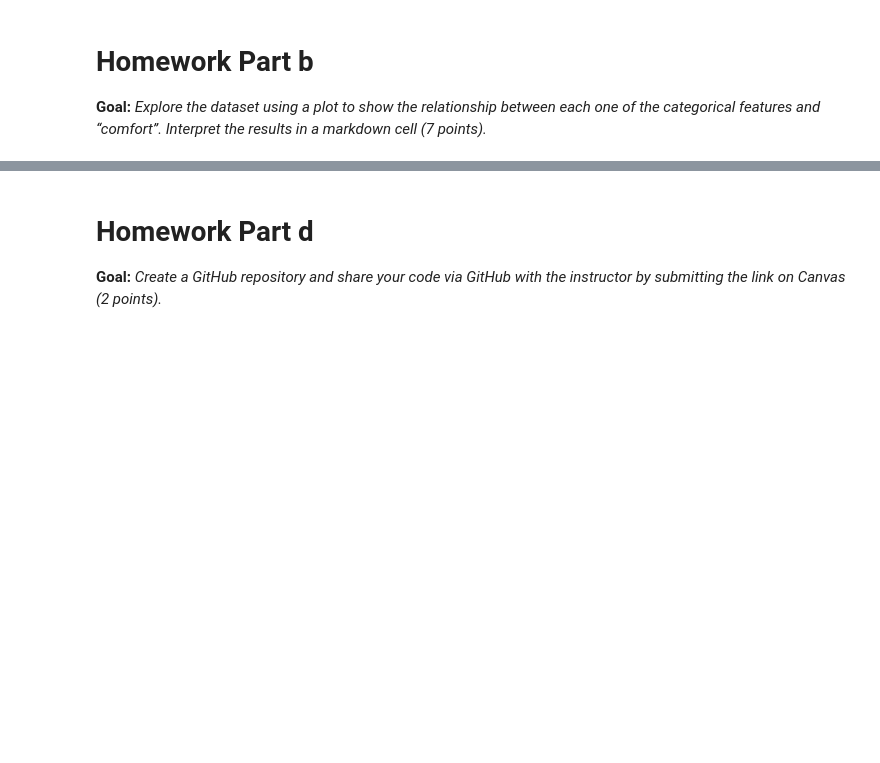
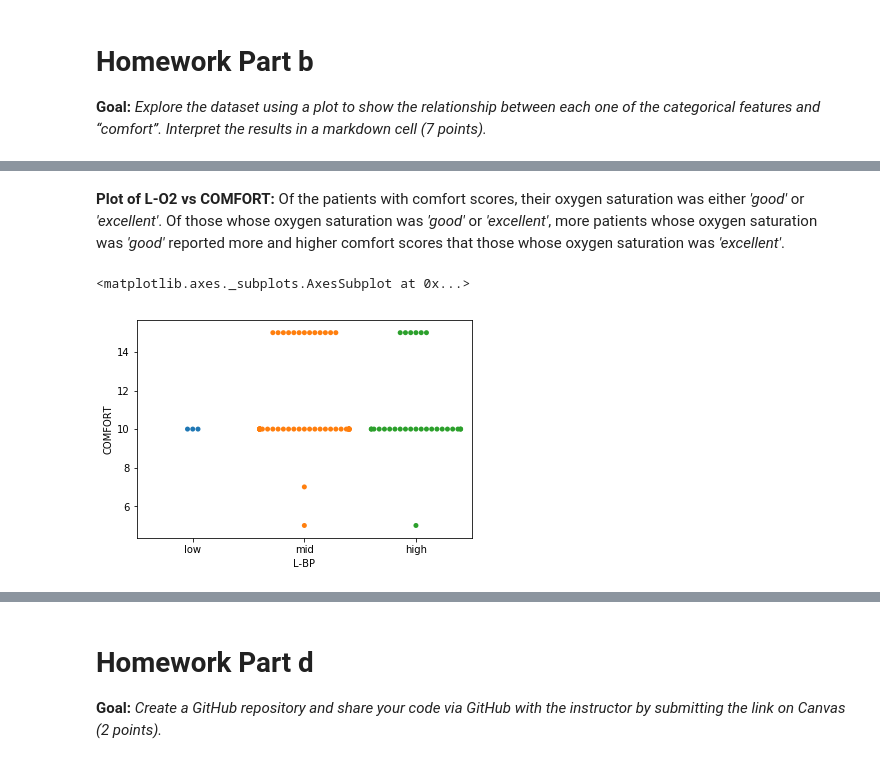
Before and after one commit to mdelbasha/BME4760_HW1, a Jupyter notebook: BME4760_HW1.ipynb, the cells around one changed output, grey strips where cells are left out. Saved outputs shown, nothing was run; the diff lists cells and outputs as text; code cells hidden in the pictures; blank space fills up the shorter version.

```diff
--- a/BME4760_HW1.ipynb
+++ b/BME4760_HW1.ipynb
@@ -50,2 +57,7 @@ sns.swarmplot(x='L-O2', y='COMFORT', data=explore) # L-O2 VS COMFORT
+# %% [markdown]
+**Plot of L-O2 vs COMFORT:** Of the patients with comfort scores, their oxygen saturation was either *'good'* or *'excellent'*. Of those whose oxygen saturation was *'good'* or *'excellent'*, more patients whose oxygen saturation was *'good'* reported more and higher comfort scores that those whose oxygen saturation was *'excellent'*.
 # %%
-sns.swarmplot(x='L-BP', y='COMFORT', data=explore) # L-BP VS COMFORT
+sns.swarmplot(x='L-BP', y='COMFORT', order=['low','mid','high'], data=explore) # L-BP VS COMFORT
+# %% [output]
+<matplotlib.axes._subplots.AxesSubplot at 0x...>
+[figure, added]
```
Also changed, not shown: parts of 17 cells of this notebook.
